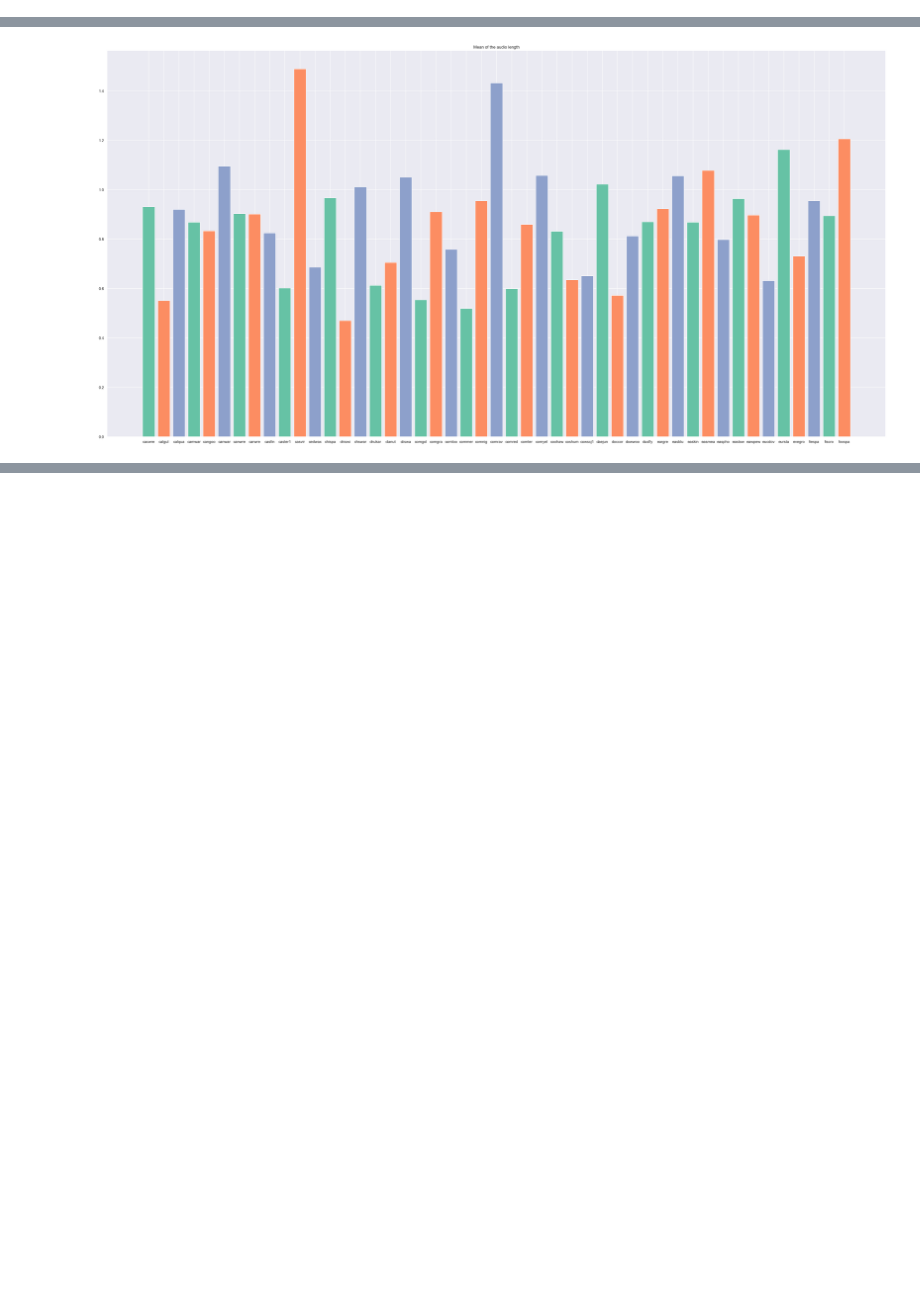
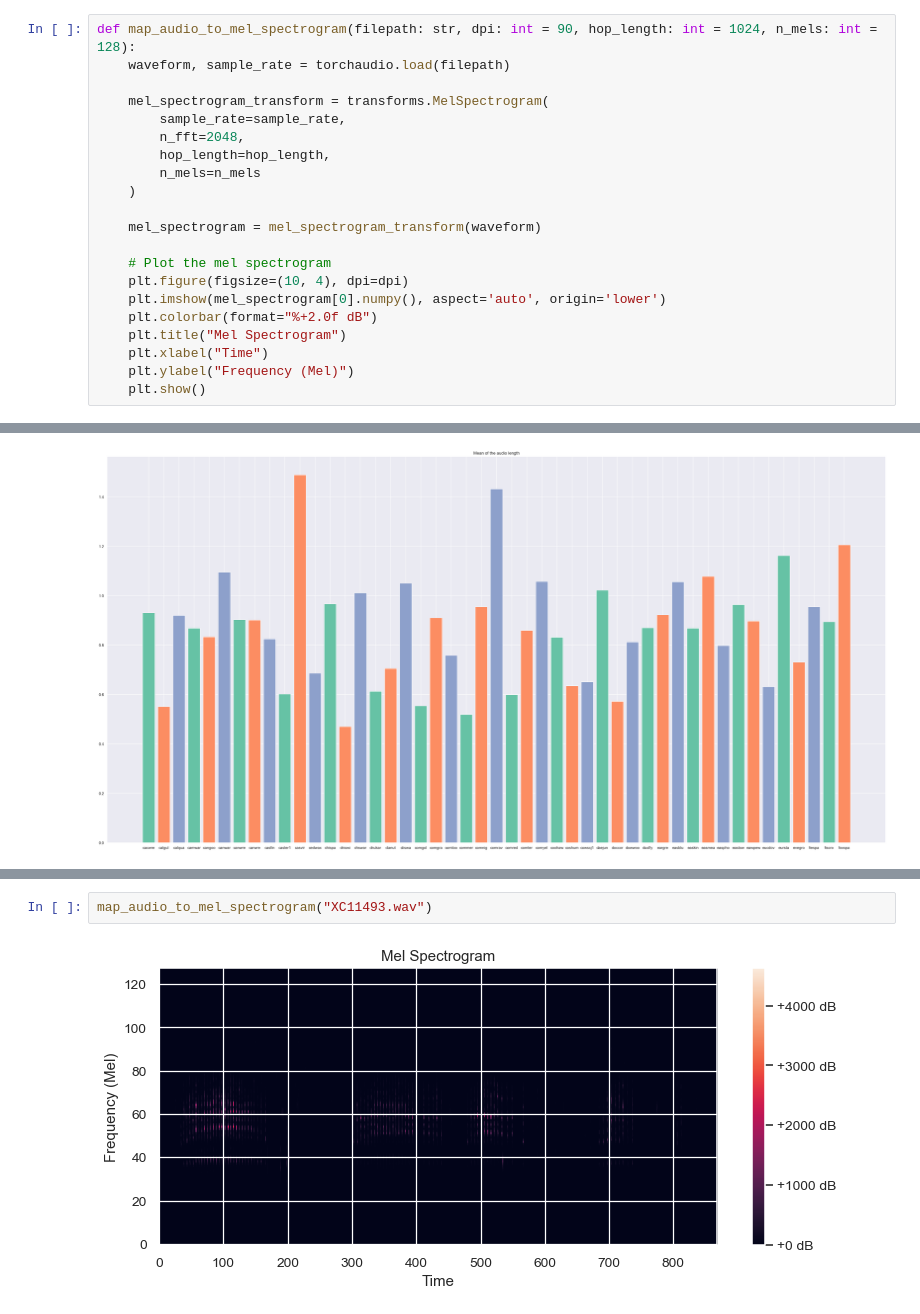
Before and after one commit to PyMati/BirdSongRecognitionDNN, a Jupyter notebook: data.ipynb, the cells around one changed output, grey strips where cells are left out. Cells and saved outputs as stored; diff of their text form; blank space fills up the shorter version.

```diff
--- a/data.ipynb
+++ b/data.ipynb
@@ -53,3 +61,24 @@ def count_num_of_wav_files(species: str) -> dict[str, int]:
+# %%
+def map_audio_to_mel_spectrogram(filepath: str, dpi: int = 90, hop_length: int = 1024, n_mels: int = 128):
+    waveform, sample_rate = torchaudio.load(filepath)
+
+    mel_spectrogram_transform = transforms.MelSpectrogram(
+        sample_rate=sample_rate,
+        n_fft=2048,
+        hop_length=hop_length,
+        n_mels=n_mels
+    )
+
+    mel_spectrogram = mel_spectrogram_transform(waveform)
+
+    # Plot the mel spectrogram
+    plt.figure(figsize=(10, 4), dpi=dpi)
+    plt.imshow(mel_spectrogram[0].numpy(), aspect='auto', origin='lower')
+    plt.colorbar(format="%+2.0f dB")
+    plt.title("Mel Spectrogram")
+    plt.xlabel("Time")
+    plt.ylabel("Frequency (Mel)")
+    plt.show()
 # %% [markdown]
 # Data exploring
 # %%
@@ -127,0 +161,4 @@ Text(0.5, 1.0, 'Mean of the audio length')
+# %%
+map_audio_to_mel_spectrogram("XC11493.wav")
+# %% [output]
+[figure, added]
```
Also changed, not shown: parts of 4 cells of this notebook, 1 other file.
